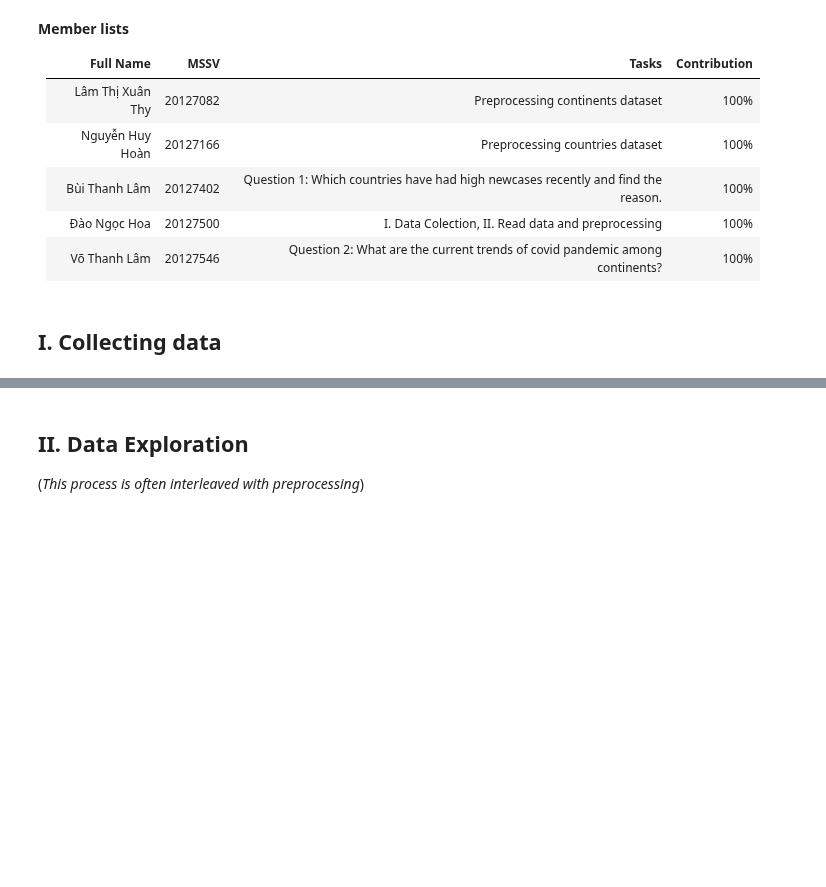
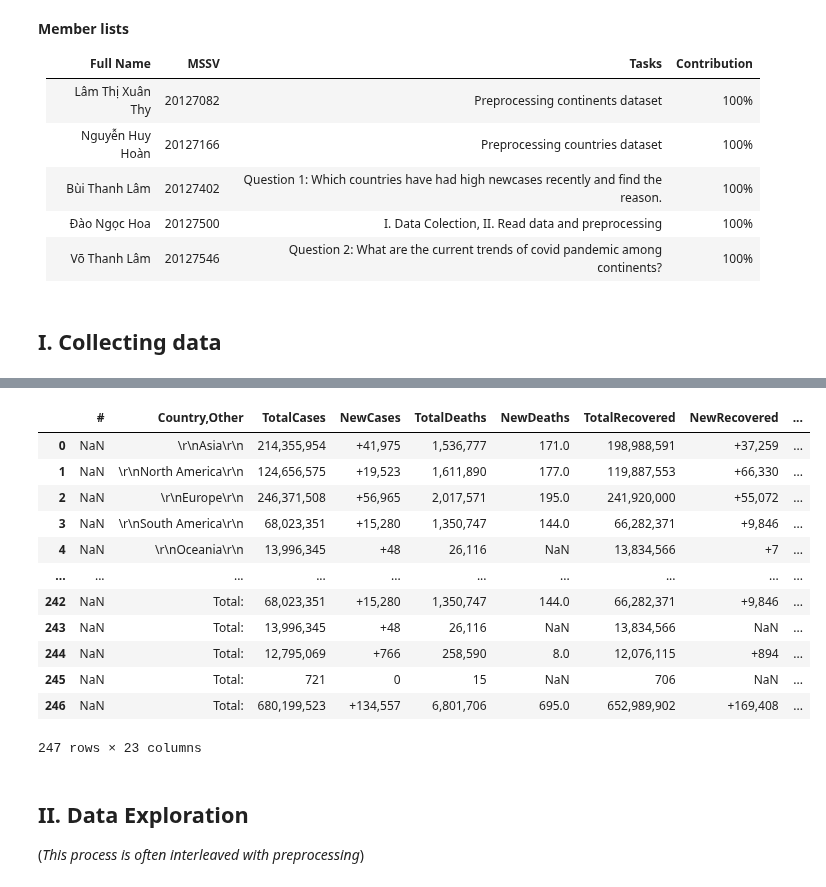
Before and after one commit to daongochoa2002/Lab1-Data-Visualization, a Jupyter notebook: Coronavirus Analysis.ipynb, the cells around one changed output, grey strips where cells are left out. Saved outputs shown, nothing was run; the diff lists cells and outputs as text; code cells hidden in the pictures; blank space fills up the shorter version.

```diff
--- a/Coronavirus Analysis.ipynb
+++ b/Coronavirus Analysis.ipynb
@@ -16,3 +16,28 @@
 # %% [markdown]
 <a class="anchor" id="1"></a>
 ## I. Collecting data
+# %%
+# chose the csv file that have the least null values
+import pandas as pd
+import seaborn as sns
+import matplotlib.pyplot as plt
+import numpy as np
+
+# read the csv file
+csv_file = glob.glob('Date*.csv')
+csv_file
+
+# read the csv file
+df_list = (pd.read_csv(file) for file in csv_file)
+null_list = []
+# count the N/A values for each csv file and store it in a list
+for df in df_list:
+    null_list.append(df.isnull().sum().sum())
+print(null_list)
+# print the csv file that has the least N/A values
+print(csv_file[null_list.index(min(null_list))])
+# find the csv file that has the least N/A values
+min_index = null_list.index(min(null_list))
+# read the csv file that has the least N/A values
+df = pd.read_csv(csv_file[min_index])
+# df.head()
@@ -19,3 +70,21 @@
+# %%
+# fill the null in the column New cases with 0
+df['NewCases'] = df['NewCases'].fillna(0)
+df
+# %% [output]
+|  | # | Country,Other | TotalCases | NewCases | TotalDeaths | NewDeaths | TotalRecovered | NewRecovered | ... |
+| 0 | NaN | \r\nAsia\r\n | 214,355,954 | +41,975 | 1,536,777 | 171.0 | 198,988,591 | +37,259 | ... |
+| 1 | NaN | \r\nNorth America\r\n | 124,656,575 | +19,523 | 1,611,890 | 177.0 | 119,887,553 | +66,330 | ... |
+| 2 | NaN | \r\nEurope\r\n | 246,371,508 | +56,965 | 2,017,571 | 195.0 | 241,920,000 | +55,072 | ... |
+| 3 | NaN | \r\nSouth America\r\n | 68,023,351 | +15,280 | 1,350,747 | 144.0 | 66,282,371 | +9,846 | ... |
+| 4 | NaN | \r\nOceania\r\n | 13,996,345 | +48 | 26,116 | NaN | 13,834,566 | +7 | ... |
+| ... | ... | ... | ... | ... | ... | ... | ... | ... | ... |
+| 242 | NaN | Total: | 68,023,351 | +15,280 | 1,350,747 | 144.0 | 66,282,371 | +9,846 | ... |
+| 243 | NaN | Total: | 13,996,345 | +48 | 26,116 | NaN | 13,834,566 | NaN | ... |
+| 244 | NaN | Total: | 12,795,069 | +766 | 258,590 | 8.0 | 12,076,115 | +894 | ... |
+| 245 | NaN | Total: | 721 | 0 | 15 | NaN | 706 | NaN | ... |
+| 246 | NaN | Total: | 680,199,523 | +134,557 | 6,801,706 | 695.0 | 652,989,902 | +169,408 | ... |
+247 rows × 23 columns
 # %% [markdown]
 ## II. Data Exploration <a class="anchor" id="2"></a>
 (*This process is often interleaved with preprocessing*)
```
Also changed, not shown: parts of 25 cells of this notebook, 1 other file.
